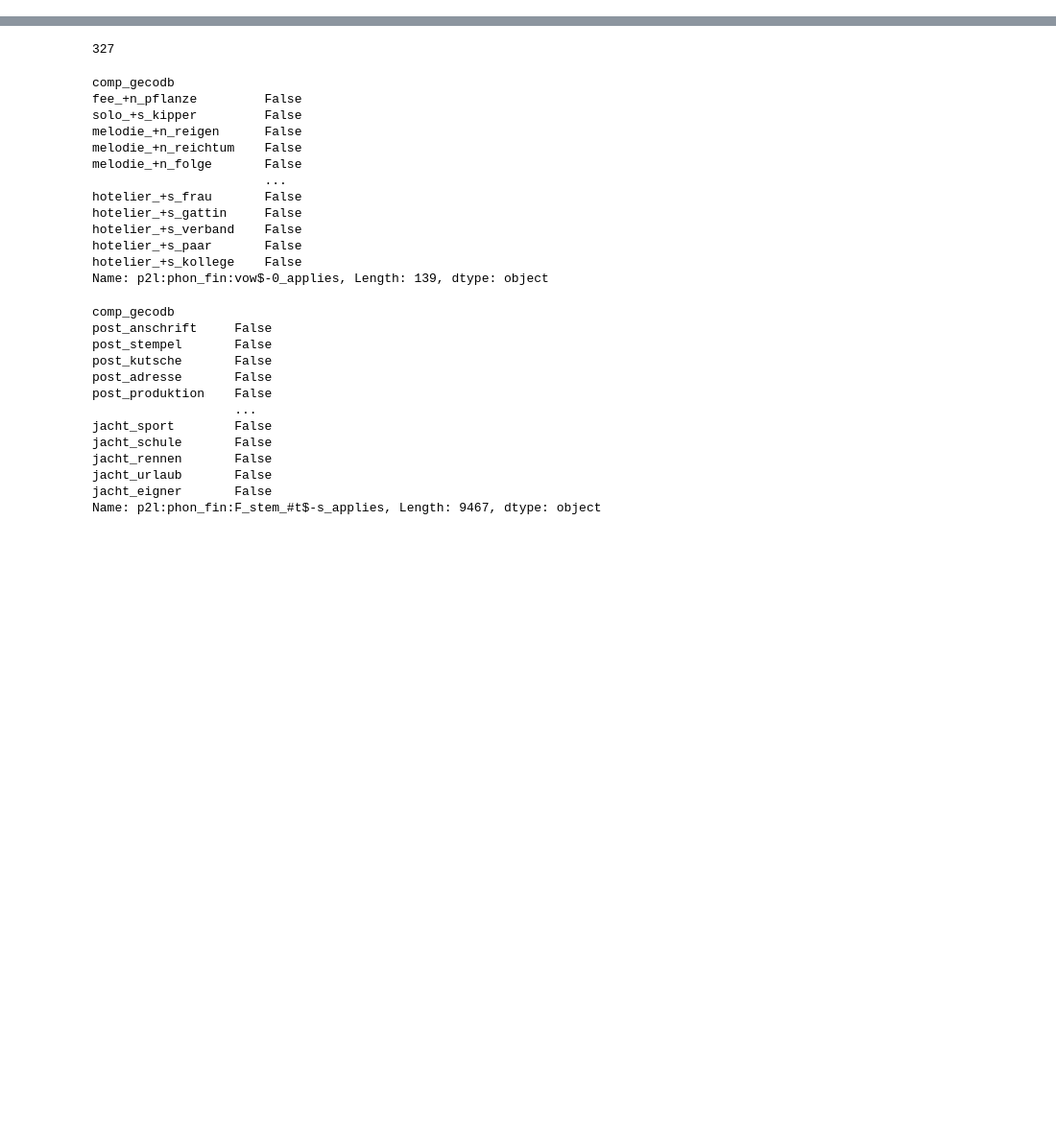
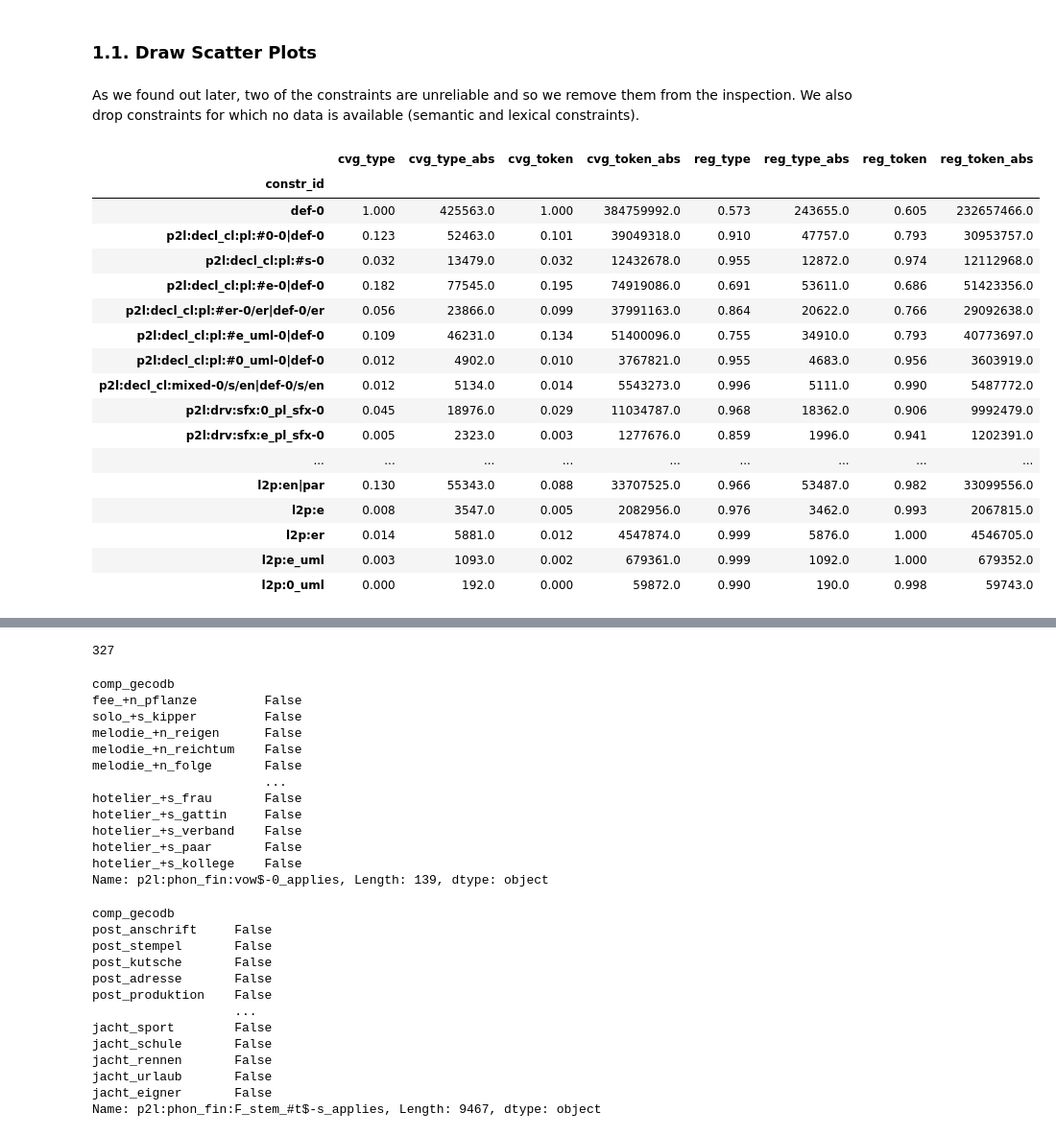
Before and after one commit to maxschmaltz/DieKonstraints, a Jupyter notebook: compounding/constraints/check_applicability/inspect.ipynb, the cells around one changed output, grey strips where cells are left out. Shown at 96% size. Cells and saved outputs as stored; diff of their text form; code cells hidden in the pictures; blank space fills up the shorter version.

Commit message:
update inspection notebook

```diff
--- a/compounding/constraints/check_applicability/inspect.ipynb
+++ b/compounding/constraints/check_applicability/inspect.ipynb
@@ -1,3 +16,5 @@
 # %%
 import pandas as pd
 import matplotlib.pyplot as plt
+# %% [markdown]
+### 1.1. Draw Scatter Plots
@@ -3,0 +30,25 @@ import matplotlib.pyplot as plt
+# %% [markdown]
+As we found out later, two of the constraints are unreliable and so we remove them from the inspection. We also drop constraints for which no data is available (semantic and lexical constraints).
+# %%
+unreliable_constr_ids = ["p2l:drv:sfx:F_#in$-en", "l2p:s|smpx_mn", "l2p:s|smpx_high_freq"]
+stats = stats_all.drop(unreliable_constr_ids).dropna()
+stats
+# %% [output]
+|  | cvg_type | cvg_type_abs | cvg_token | cvg_token_abs | reg_type | reg_type_abs | reg_token | reg_token_abs |
+| constr_id |  |  |  |  |  |  |  |  |
+| def-0 | 1.000 | 425563.0 | 1.000 | 384759992.0 | 0.573 | 243655.0 | 0.605 | 232657466.0 |
+| p2l:decl_cl:pl:#0-0|def-0 | 0.123 | 52463.0 | 0.101 | 39049318.0 | 0.910 | 47757.0 | 0.793 | 30953757.0 |
+| p2l:decl_cl:pl:#s-0 | 0.032 | 13479.0 | 0.032 | 12432678.0 | 0.955 | 12872.0 | 0.974 | 12112968.0 |
+| p2l:decl_cl:pl:#e-0|def-0 | 0.182 | 77545.0 | 0.195 | 74919086.0 | 0.691 | 53611.0 | 0.686 | 51423356.0 |
+| p2l:decl_cl:pl:#er-0/er|def-0/er | 0.056 | 23866.0 | 0.099 | 37991163.0 | 0.864 | 20622.0 | 0.766 | 29092638.0 |
+| p2l:decl_cl:pl:#e_uml-0|def-0 | 0.109 | 46231.0 | 0.134 | 51400096.0 | 0.755 | 34910.0 | 0.793 | 40773697.0 |
+| p2l:decl_cl:pl:#0_uml-0|def-0 | 0.012 | 4902.0 | 0.010 | 3767821.0 | 0.955 | 4683.0 | 0.956 | 3603919.0 |
+| p2l:decl_cl:mixed-0/s/en|def-0/s/en | 0.012 | 5134.0 | 0.014 | 5543273.0 | 0.996 | 5111.0 | 0.990 | 5487772.0 |
+| p2l:drv:sfx:0_pl_sfx-0 | 0.045 | 18976.0 | 0.029 | 11034787.0 | 0.968 | 18362.0 | 0.906 | 9992479.0 |
+| p2l:drv:sfx:e_pl_sfx-0 | 0.005 | 2323.0 | 0.003 | 1277676.0 | 0.859 | 1996.0 | 0.941 | 1202391.0 |
+| ... | ... | ... | ... | ... | ... | ... | ... | ... |
+| l2p:en|par | 0.130 | 55343.0 | 0.088 | 33707525.0 | 0.966 | 53487.0 | 0.982 | 33099556.0 |
+| l2p:e | 0.008 | 3547.0 | 0.005 | 2082956.0 | 0.976 | 3462.0 | 0.993 | 2067815.0 |
+| l2p:er | 0.014 | 5881.0 | 0.012 | 4547874.0 | 0.999 | 5876.0 | 1.000 | 4546705.0 |
+| l2p:e_uml | 0.003 | 1093.0 | 0.002 | 679361.0 | 0.999 | 1092.0 | 1.000 | 679352.0 |
+| l2p:0_uml | 0.000 | 192.0 | 0.000 | 59872.0 | 0.990 | 190.0 | 0.998 | 59743.0 |
```
Also changed, not shown: parts of 43 cells of this notebook.
